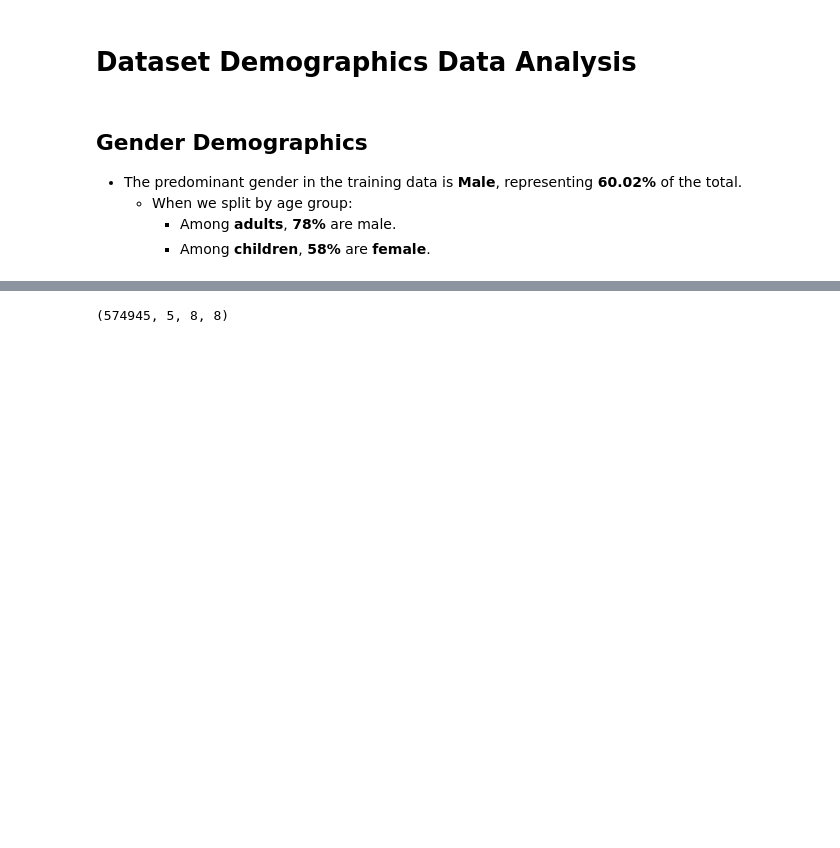
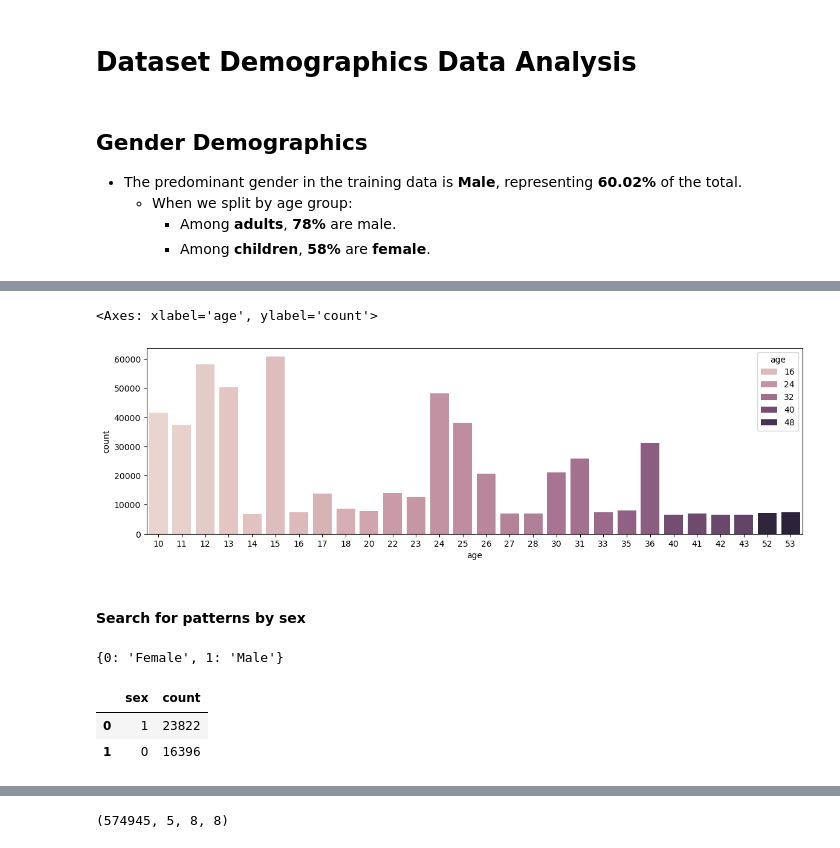
Before and after one commit to GuilhermeKnipl/Data-Science-Lab, a Jupyter notebook: Kaggle Competitions/CMI Sensor Data/EDA_Sensor_Data.ipynb, the cells around one changed output, grey strips where cells are left out. Cells and saved outputs as stored; diff of their text form; code cells hidden in the pictures; blank space fills up the shorter version.

```diff
--- a/Kaggle Competitions/CMI Sensor Data/EDA_Sensor_Data.ipynb
+++ b/Kaggle Competitions/CMI Sensor Data/EDA_Sensor_Data.ipynb
@@ -127,0 +131,20 @@ for idx in range(3):
+# %%
+plt.figure(figsize=(14,4))
+age_sparse = train.groupby("age").size().reset_index(name='count')
+age_sparse['count_pct'] = (age_sparse['count'] / age_sparse['count'].sum()) * 100
+sns.barplot(age_sparse, x='age', y='count', hue='age' ,)
+# %% [output]
+<Axes: xlabel='age', ylabel='count'>
+[figure, added]
+# %% [markdown]
+#### Search for patterns by sex
+# %%
+sex
+# %% [output]
+{0: 'Female', 1: 'Male'}
+# %%
+train[train['gesture'] == "Eyelash - pull hair" ]['sex'].value_counts().reset_index()
+# %% [output]
+|  | sex | count |
+| 0 | 1 | 23822 |
+| 1 | 0 | 16396 |
```
Also changed, not shown: parts of 19 cells of this notebook.
